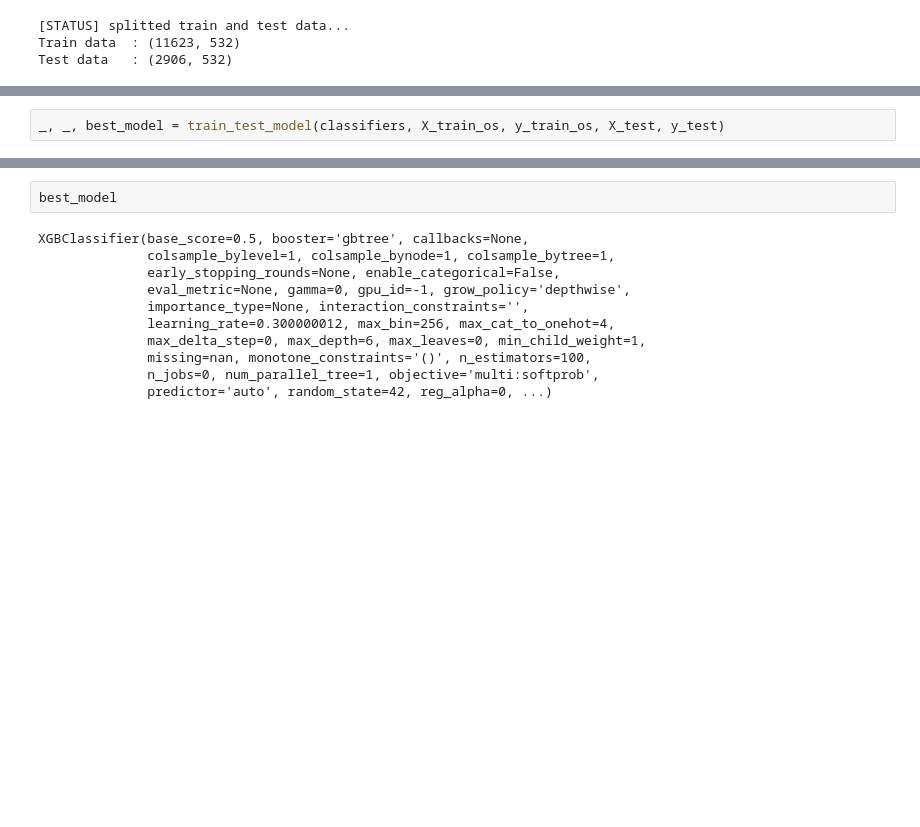
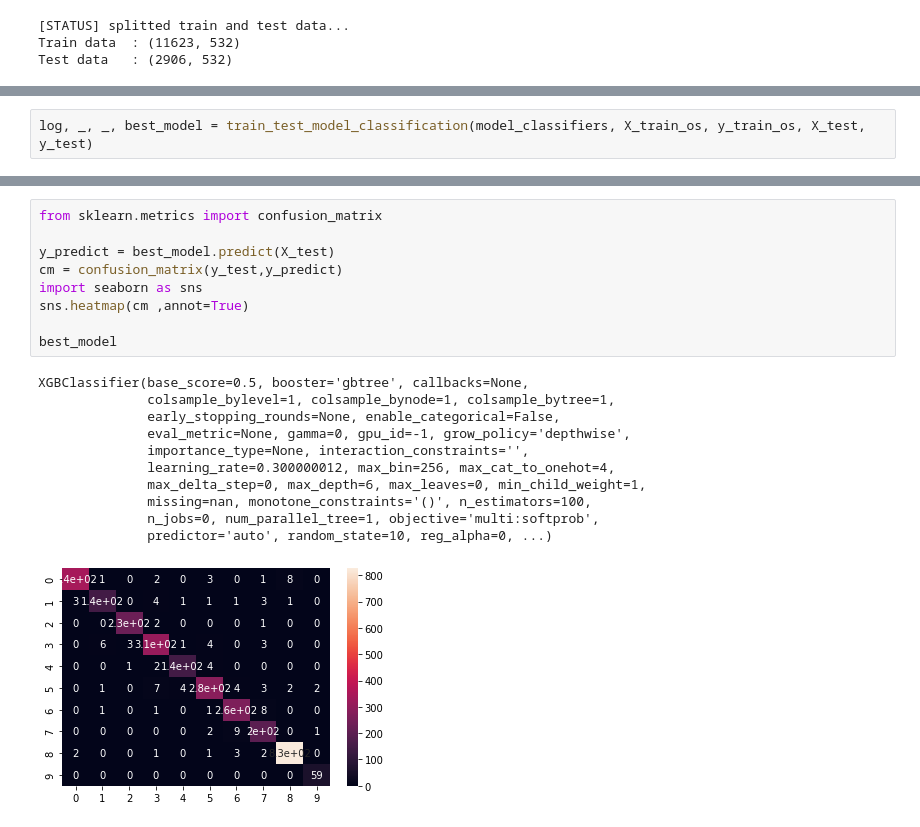
Before and after one commit to ngnambka00-github/tomato-leaf-disease, a Jupyter notebook: src/experience_2.ipynb, the cells around one changed output, grey strips where cells are left out. Cells and saved outputs as stored; diff of their text form; blank space fills up the shorter version.

Commit message:
some train

```diff
--- a/src/test2.ipynb
+++ b/src/experience_2.ipynb
@@ -309,5 +196,5 @@ Accuracy: 0.9566 | Precision: 0.9484 | Recall: 0.9436 | F1 Score: 0.9458
 # %%
-_, _, best_model = train_test_model(classifiers, X_train_os, y_train_os, X_test, y_test)
+log, _, _, best_model = train_test_model_classification(model_classifiers, X_train_os, y_train_os, X_test, y_test)
 # %% [output]
 TRAINING PROCESSING
 ==============================
@@ -344,15 +231,23 @@ Accuracy: 0.9587 | Precision: 0.9485 | Recall: 0.9516 | F1 Score: 0.9498
 
 ==============================
-# %%
-best_model
-# %% [output]
-XGBClassifier(base_score=0.5, booster='gbtree', callbacks=None,
-              colsample_bylevel=1, colsample_bynode=1, colsample_bytree=1,
-              early_stopping_rounds=None, enable_categorical=False,
-              eval_metric=None, gamma=0, gpu_id=-1, grow_policy='depthwise',
-              importance_type=None, interaction_constraints='',
-              learning_rate=0.300000012, max_bin=256, max_cat_to_onehot=4,
-              max_delta_step=0, max_depth=6, max_leaves=0, min_child_weight=1,
-              missing=nan, monotone_constraints='()', n_estimators=100,
-              n_jobs=0, num_parallel_tree=1, objective='multi:softprob',
-              predictor='auto', random_state=42, reg_alpha=0, ...)
+# %%
+from sklearn.metrics import confusion_matrix
+
+y_predict = best_model.predict(X_test)
+cm = confusion_matrix(y_test,y_predict)
+import seaborn as sns
+sns.heatmap(cm ,annot=True)
+
+best_model
+# %% [output]
+XGBClassifier(base_score=0.5, booster='gbtree', callbacks=None,
+              colsample_bylevel=1, colsample_bynode=1, colsample_bytree=1,
+              early_stopping_rounds=None, enable_categorical=False,
+              eval_metric=None, gamma=0, gpu_id=-1, grow_policy='depthwise',
+              importance_type=None, interaction_constraints='',
+              learning_rate=0.300000012, max_bin=256, max_cat_to_onehot=4,
+              max_delta_step=0, max_depth=6, max_leaves=0, min_child_weight=1,
+              missing=nan, monotone_constraints='()', n_estimators=100,
+              n_jobs=0, num_parallel_tree=1, objective='multi:softprob',
+              predictor='auto', random_state=10, reg_alpha=0, ...)
+[figure, added]
```
Also changed, not shown: parts of 11 cells of this notebook, 6 other files.
